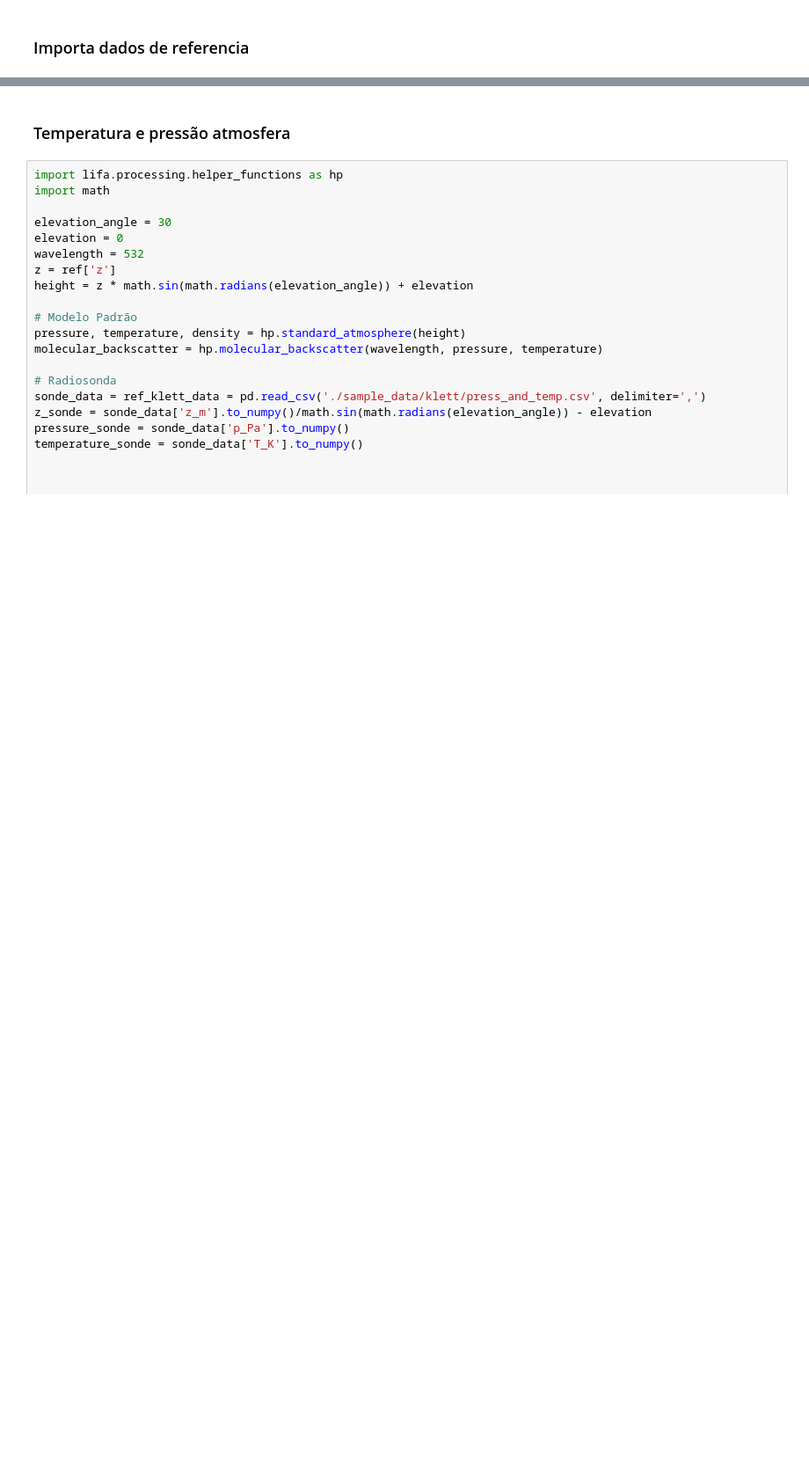
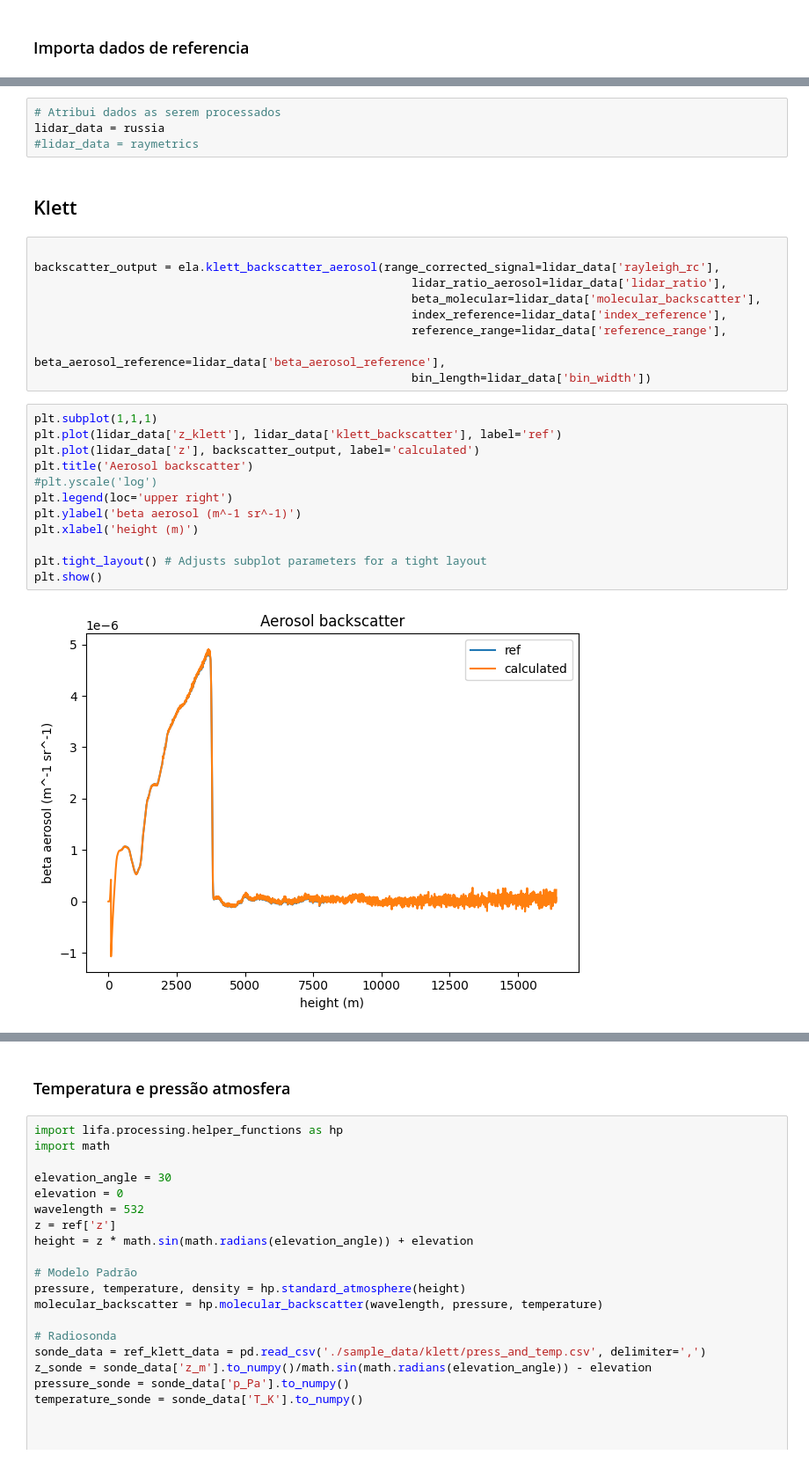
Before and after one commit to JairoRotava/lifa, a Jupyter notebook: notebooks/klett processing.ipynb, the cells around one changed output, grey strips where cells are left out. Shown at 88% size. Saved outputs shown, nothing was run; the diff lists cells and outputs as text; blank space fills up the shorter version.

```diff
--- a/notebooks/klett processing.ipynb
+++ b/notebooks/klett processing.ipynb
@@ -50,0 +155,29 @@ rus_data
+# %%
+# Atribui dados as serem processados
+lidar_data = russia
+#lidar_data = raymetrics
+# %% [markdown]
+## Klett
+# %%
+
+backscatter_output = ela.klett_backscatter_aerosol(range_corrected_signal=lidar_data['rayleigh_rc'],
+                                                       lidar_ratio_aerosol=lidar_data['lidar_ratio'],
+                                                       beta_molecular=lidar_data['molecular_backscatter'],
+                                                       index_reference=lidar_data['index_reference'],
+                                                       reference_range=lidar_data['reference_range'],
+                                                       beta_aerosol_reference=lidar_data['beta_aerosol_reference'],
+                                                       bin_length=lidar_data['bin_width'])
+# %%
+plt.subplot(1,1,1)
+plt.plot(lidar_data['z_klett'], lidar_data['klett_backscatter'], label='ref')
+plt.plot(lidar_data['z'], backscatter_output, label='calculated')
+plt.title('Aerosol backscatter')
+#plt.yscale('log')
+plt.legend(loc='upper right')
+plt.ylabel('beta aerosol (m^-1 sr^-1)')
+plt.xlabel('height (m)')
+
+plt.tight_layout() # Adjusts subplot parameters for a tight layout
+plt.show()
+# %% [output]
+[figure, added]
```
Also changed, not shown: parts of 20 cells of this notebook, 1 other file.
